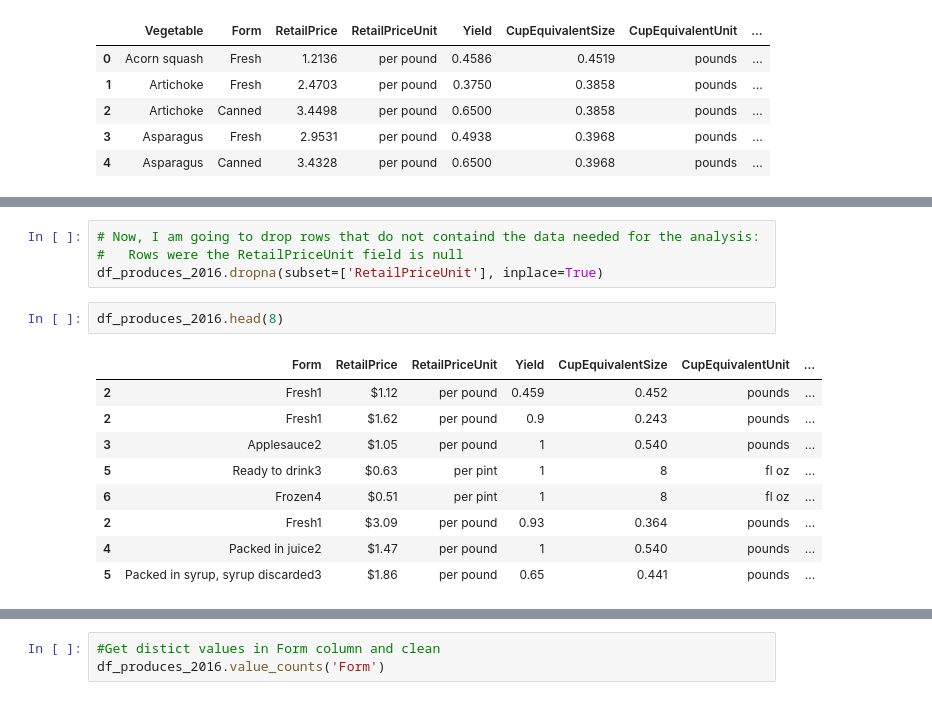
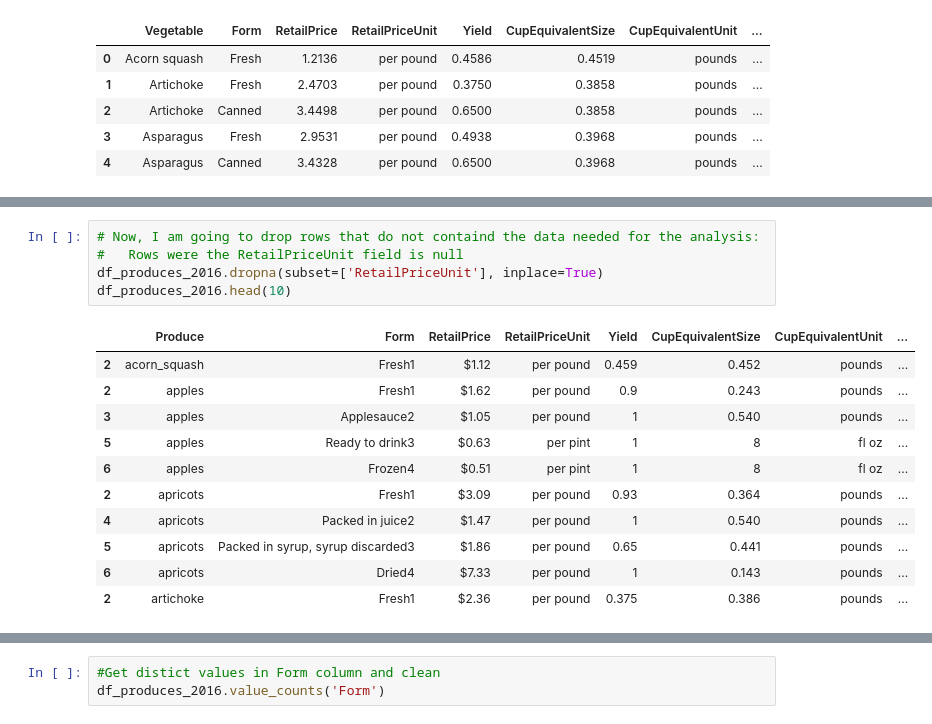
Before and after one commit to cmonjarr/5ADayCost, a Jupyter notebook: Test.ipynb, the cells around one changed output, grey strips where cells are left out. Saved outputs shown, nothing was run; the diff lists cells and outputs as text.

```diff
--- a/Test.ipynb
+++ b/Test.ipynb
@@ -101,16 +225,17 @@ df_produces_2016.head(10)
 # %%
 # Now, I am going to drop rows that do not containd the data needed for the analysis:
 #   Rows were the RetailPriceUnit field is null
 df_produces_2016.dropna(subset=['RetailPriceUnit'], inplace=True)
+df_produces_2016.head(10)
+# %% [output]
+|  | Produce | Form | RetailPrice | RetailPriceUnit | Yield | CupEquivalentSize | CupEquivalentUnit | ... |
+| 2 | acorn_squash | Fresh1 | $1.12 | per pound | 0.459 | 0.452 | pounds | ... |
+| 2 | apples | Fresh1 | $1.62 | per pound | 0.9 | 0.243 | pounds | ... |
+| 3 | apples | Applesauce2 | $1.05 | per pound | 1 | 0.540 | pounds | ... |
+| 5 | apples | Ready to drink3 | $0.63 | per pint | 1 | 8 | fl oz | ... |
+| 6 | apples | Frozen4 | $0.51 | per pint | 1 | 8 | fl oz | ... |
+| 2 | apricots | Fresh1 | $3.09 | per pound | 0.93 | 0.364 | pounds | ... |
+| 4 | apricots | Packed in juice2 | $1.47 | per pound | 1 | 0.540 | pounds | ... |
+| 5 | apricots | Packed in syrup, syrup discarded3 | $1.86 | per pound | 0.65 | 0.441 | pounds | ... |
+| 6 | apricots | Dried4 | $7.33 | per pound | 1 | 0.143 | pounds | ... |
+| 2 | artichoke | Fresh1 | $2.36 | per pound | 0.375 | 0.386 | pounds | ... |
-# %%
-df_produces_2016.head(8)
-# %% [output]
-|  | Form | RetailPrice | RetailPriceUnit | Yield | CupEquivalentSize | CupEquivalentUnit | ... |
-| 2 | Fresh1 | $1.12 | per pound | 0.459 | 0.452 | pounds | ... |
-| 2 | Fresh1 | $1.62 | per pound | 0.9 | 0.243 | pounds | ... |
-| 3 | Applesauce2 | $1.05 | per pound | 1 | 0.540 | pounds | ... |
-| 5 | Ready to drink3 | $0.63 | per pint | 1 | 8 | fl oz | ... |
-| 6 | Frozen4 | $0.51 | per pint | 1 | 8 | fl oz | ... |
-| 2 | Fresh1 | $3.09 | per pound | 0.93 | 0.364 | pounds | ... |
-| 4 | Packed in juice2 | $1.47 | per pound | 1 | 0.540 | pounds | ... |
-| 5 | Packed in syrup, syrup discarded3 | $1.86 | per pound | 0.65 | 0.441 | pounds | ... |
```
Also changed, not shown: parts of 18 cells of this notebook, 1 other file.
